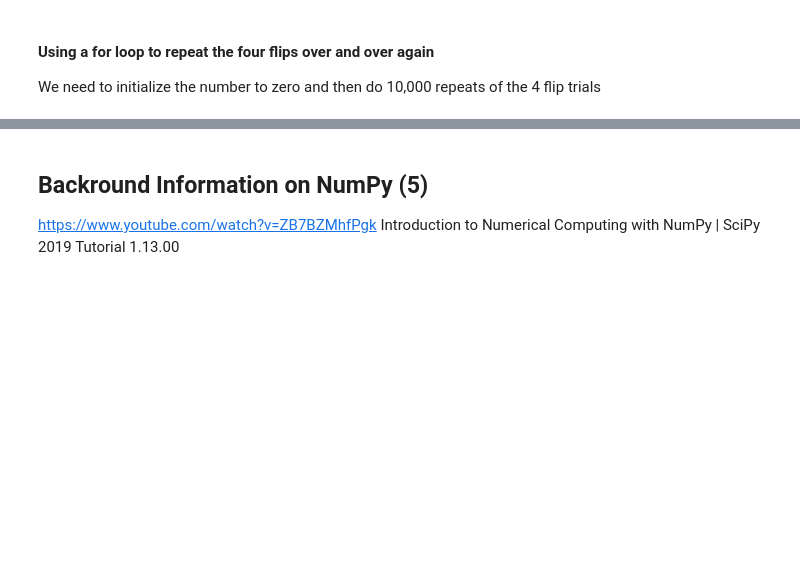
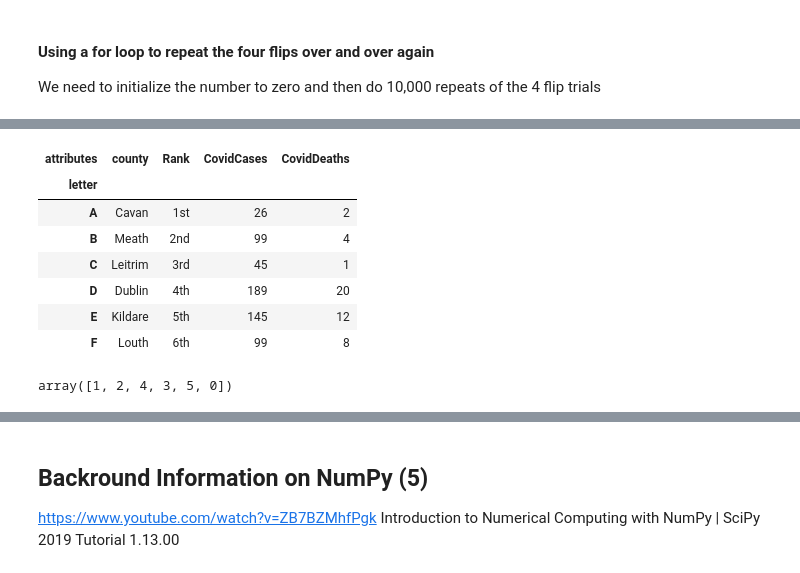
Before and after one commit to katel85/numpy.random-assignment-, a Jupyter notebook: numpy.random.ipynb, the cells around one changed output, grey strips where cells are left out. Cells and saved outputs as stored; diff of their text form; code cells hidden in the pictures; blank space fills up the shorter version.

```diff
--- a/numpy.random.ipynb
+++ b/numpy.random.ipynb
@@ -411,0 +499,17 @@ The NumPy Random module provides two methods for this: shuffle() and permutation
+# %%
+raw_data = {"county": ["Cavan", "Meath","Leitrim","Dublin","Kildare","Louth"], "Rank": ["1st","2nd","3rd","4th","5th","6th"], "CovidCases":["26","99","45","189","145","99"]
+            , "CovidDeaths": ["2","4","1","20","12","8"]}
+
+df= pd.DataFrame(raw_data, index = pd.Index (["A","B","C","D","E","F",], name = "letter"),
+                columns = pd.Index (["county","Rank","CovidCases","CovidDeaths"], name = "attributes"))
+# %%
+df
+# %% [output]
+| attributes | county | Rank | CovidCases | CovidDeaths |
+| letter |  |  |  |  |
+| A | Cavan | 1st | 26 | 2 |
+| B | Meath | 2nd | 99 | 4 |
+| C | Leitrim | 3rd | 45 | 1 |
+| D | Dublin | 4th | 189 | 20 |
+| E | Kildare | 5th | 145 | 12 |
+| F | Louth | 6th | 99 | 8 |
@@ -411,0 +520,4 @@ The NumPy Random module provides two methods for this: shuffle() and permutation
+# %%
+b # will give back a permutated sequence of the number of rows in an array
+# %% [output]
+array([1, 2, 4, 3, 5, 0])
```
Also changed, not shown: parts of 63 cells of this notebook.
